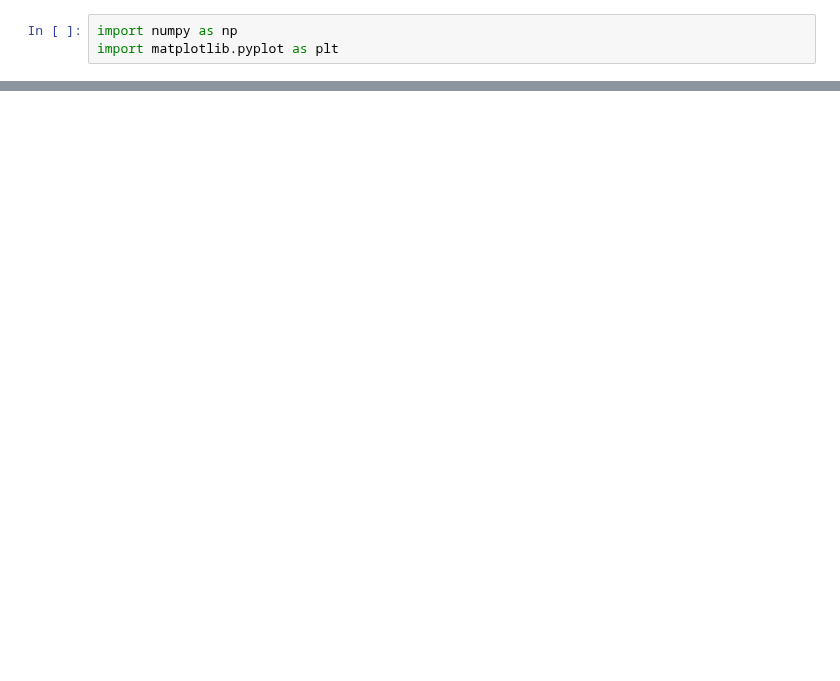
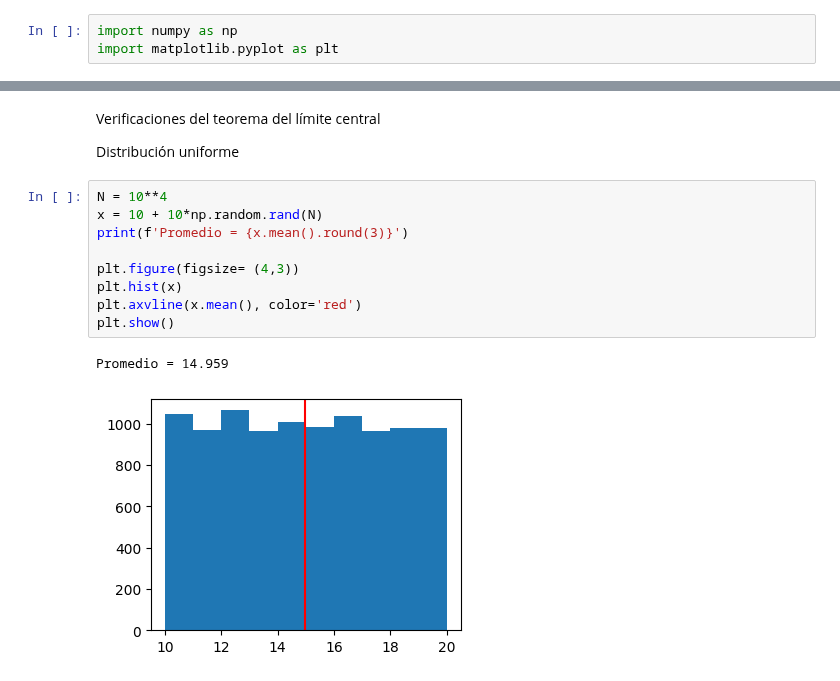
Before and after one commit to JhonZafra/Statistic_Concepts, a Jupyter notebook: SemanaVI/Montecarlo.ipynb, the cells around one changed output, grey strips where cells are left out. Drawn from its saved outputs; the diff is of its cells as text; blank space fills up the shorter version.

```diff
--- a/SemanaVI/Montecarlo.ipynb
+++ b/SemanaVI/Montecarlo.ipynb
@@ -32,0 +58,16 @@ La desviación es :0.0522354354376414
+# %% [markdown]
+Verificaciones del teorema del límite central
+
+Distribución uniforme
+# %%
+N = 10**4
+x = 10 + 10*np.random.rand(N)
+print(f'Promedio = {x.mean().round(3)}')
+
+plt.figure(figsize= (4,3))
+plt.hist(x)
+plt.axvline(x.mean(), color='red')
+plt.show()
+# %% [output]
+Promedio = 14.959
+[figure, added]
```
Also changed, not shown: parts of 19 cells of this notebook.
